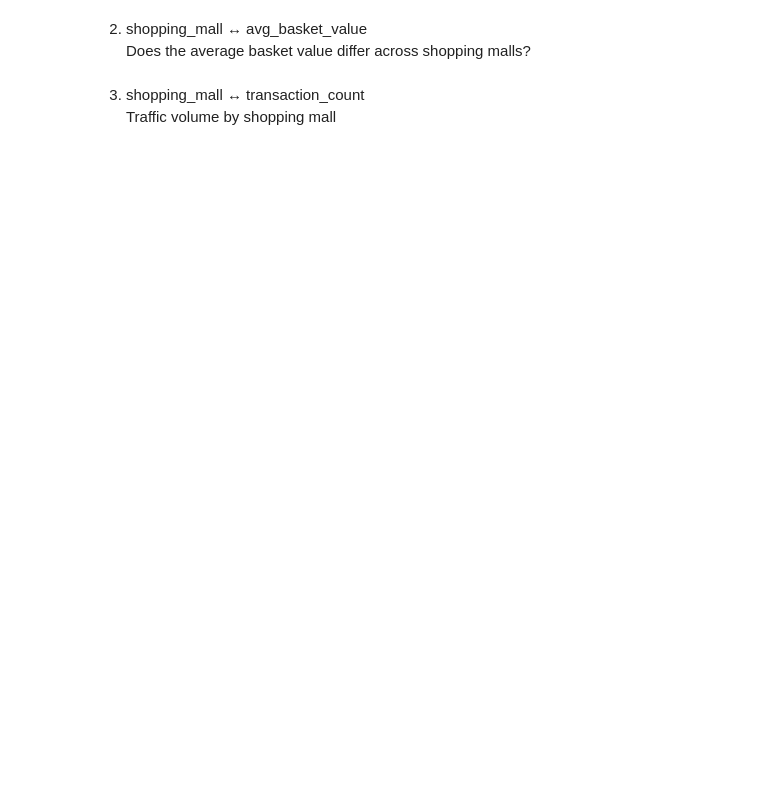
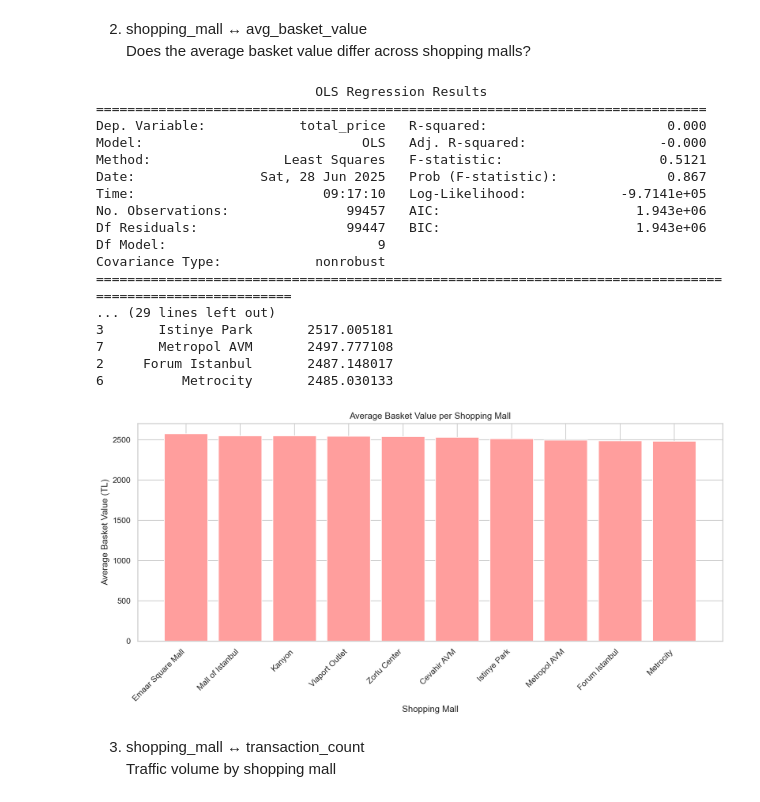
Before and after one commit to ebrarsudedogan/Mining-Retail-Behavior-in-Istanbul-Malls-Using-Consumer-Sentiment-Indices, a Jupyter notebook: data_analysis_daily/dataset_mall_analysis.ipynb, the cells around one changed output. Saved outputs shown, nothing was run; the diff lists cells and outputs as text; code cells hidden in the pictures; blank space fills up the shorter version.

```diff
--- a/data_analysis/dataset_mall_analysis.ipynb
+++ b/data_analysis_daily/dataset_mall_analysis.ipynb
@@ -27,6 +88,64 @@ Which shopping mall generates the highest revenue?
 # %% [markdown]
 2. shopping_mall ↔ avg_basket_value <br>
 Does the average basket value differ across shopping malls?
+# %%
+# 1. OLS regression to test statistical significance
+model = smf.ols('total_price ~ C(shopping_mall)', data=df).fit()
+
+# Print regression summary
+print(model.summary())
+
+# Interpret significance (global F-test)
+anova_pvalue = model.f_pvalue
+
+if anova_pvalue < 0.05:
+    print("✅ Significant difference: Shopping mall is associated with average basket value.")
+else:
+    print("❌ No significant difference in average basket value across malls.")
+
+# 2. Calculate mean basket value per mall
+mall_avg_basket = (
+    df.groupby("shopping_mall")["total_price"]
+      .mean()
+      .reset_index(name="avg_basket_value")
+      .sort_values("avg_basket_value", ascending=False)
+)
+
+# Display the table
+print(mall_avg_basket)
+
+# 3. Plot bar chart
+plt.figure(figsize=(12,6), dpi=150)
+plt.bar(
+    mall_avg_basket["shopping_mall"],
+    mall_avg_basket["avg_basket_value"],
+    color=color1
+)
+plt.ylabel("Average Basket Value (TL)")
+plt.xlabel("Shopping Mall")
+plt.title("Average Basket Value per Shopping Mall")
+plt.xticks(rotation=45, ha="right")
+plt.tight_layout()
+plt.show()
+# %% [output]
+                            OLS Regression Results
+==============================================================================
+Dep. Variable:            total_price   R-squared:                       0.000
+Model:                            OLS   Adj. R-squared:                 -0.000
+Method:                 Least Squares   F-statistic:                    0.5121
+Date:                Sat, 28 Jun 2025   Prob (F-statistic):              0.867
+Time:                        09:17:10   Log-Likelihood:            -9.7141e+05
+No. Observations:               99457   AIC:                         1.943e+06
+Df Residuals:                   99447   BIC:                         1.943e+06
+Df Model:                           9
+Covariance Type:            nonrobust
+=========================================================================================================
+... (29 lines left out)
+3       Istinye Park       2517.005181
+7       Metropol AVM       2497.777108
+2     Forum Istanbul       2487.148017
+6          Metrocity       2485.030133
+[figure, added]
 # %% [markdown]
 3. shopping_mall ↔ transaction_count <br>
 Traffic volume by shopping mall
```
Also changed, not shown: parts of 4 cells of this notebook, 5 other files.
